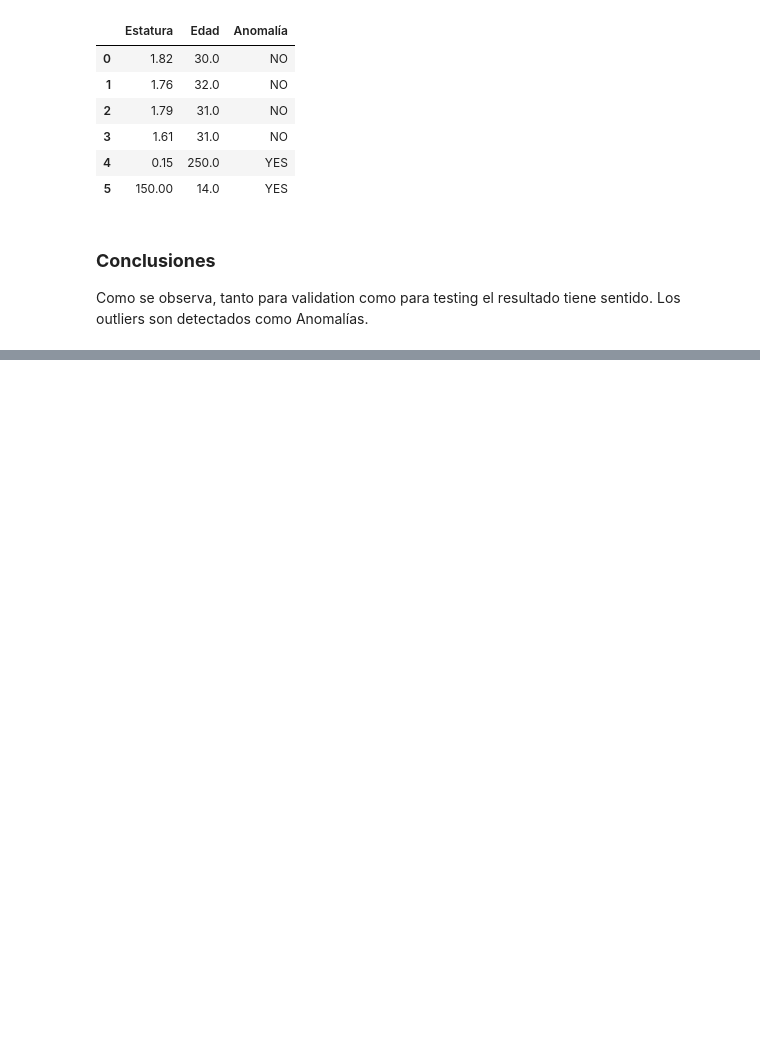
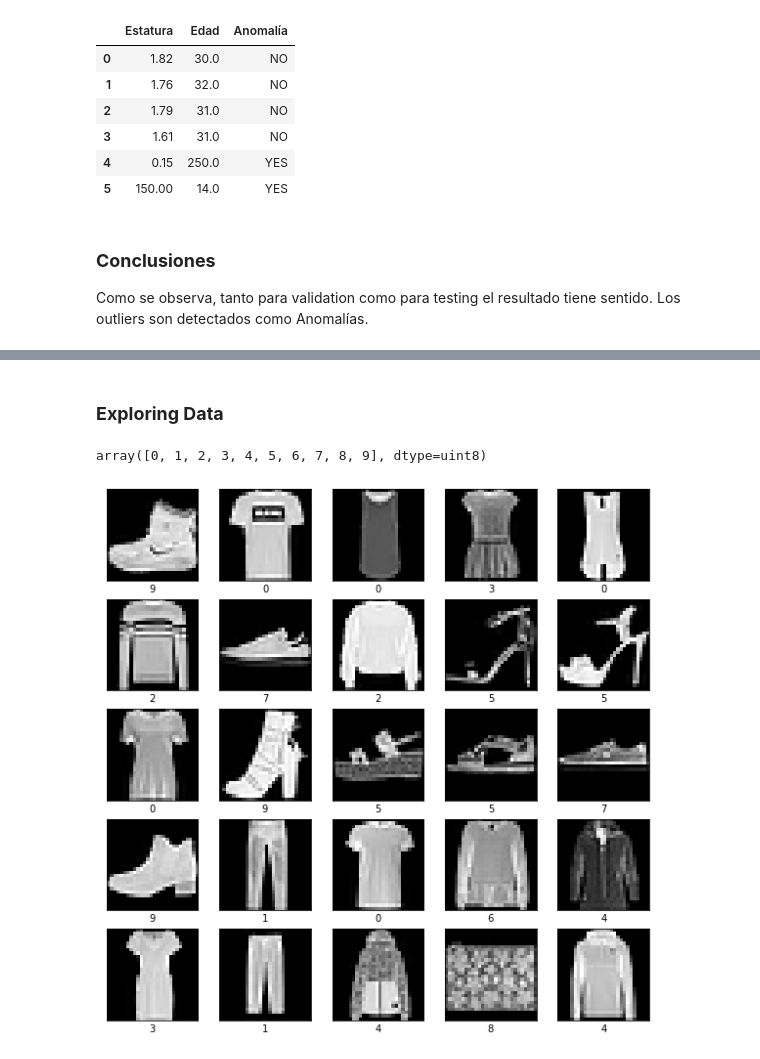
Before and after one commit to jarminett/Statistical_Learning_II, a Jupyter notebook: Practica02/Practica02_0710082.ipynb, the cells around one changed output, grey strips where cells are left out. Cells and saved outputs as stored; diff of their text form; code cells hidden in the pictures; blank space fills up the shorter version.

```diff
--- a/Practica02/Practica02_0710082.ipynb
+++ b/Practica02/Practica02_0710082.ipynb
@@ -178,0 +183,3 @@ Como se observa, tanto para validation como para testing el resultado tiene sent
+# %%
+fashion_mnist = keras.datasets.fashion_mnist
+(train_images, train_labels), (test_images, test_labels) = fashion_mnist.load_data()
@@ -178,0 +198,19 @@ Como se observa, tanto para validation como para testing el resultado tiene sent
+# %% [markdown]
+### **Exploring Data**
+# %%
+np.unique(train_labels)
+# %% [output]
+array([0, 1, 2, 3, 4, 5, 6, 7, 8, 9], dtype=uint8)
+# %%
+plt.figure(figsize=(10,10))
+
+for i in range(25):
+  plt.subplot(5,5,i+1)
+  plt.xticks([])
+  plt.yticks([])
+  plt.grid(False)
+  plt.imshow(train_images[i], cmap='gray')
+  plt.xlabel(train_labels[i])
+plt.show()
+# %% [output]
+[figure, added]
```
Also changed, not shown: parts of 9 cells of this notebook.
